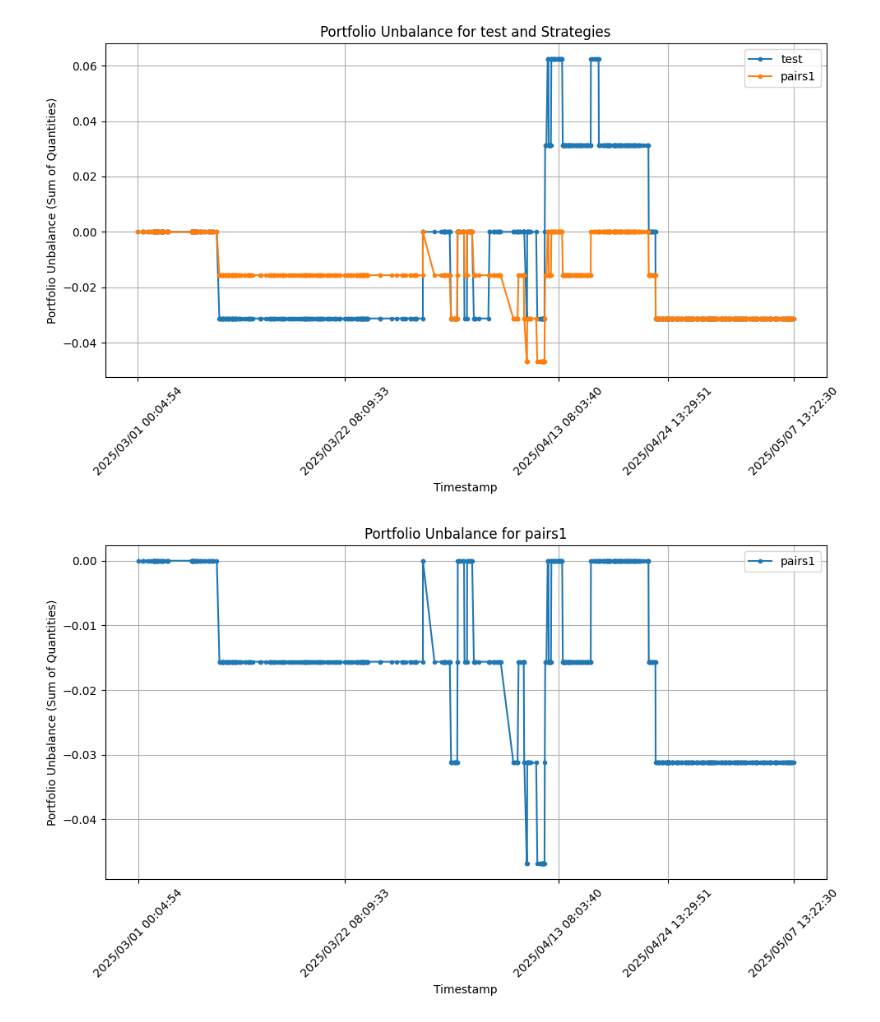
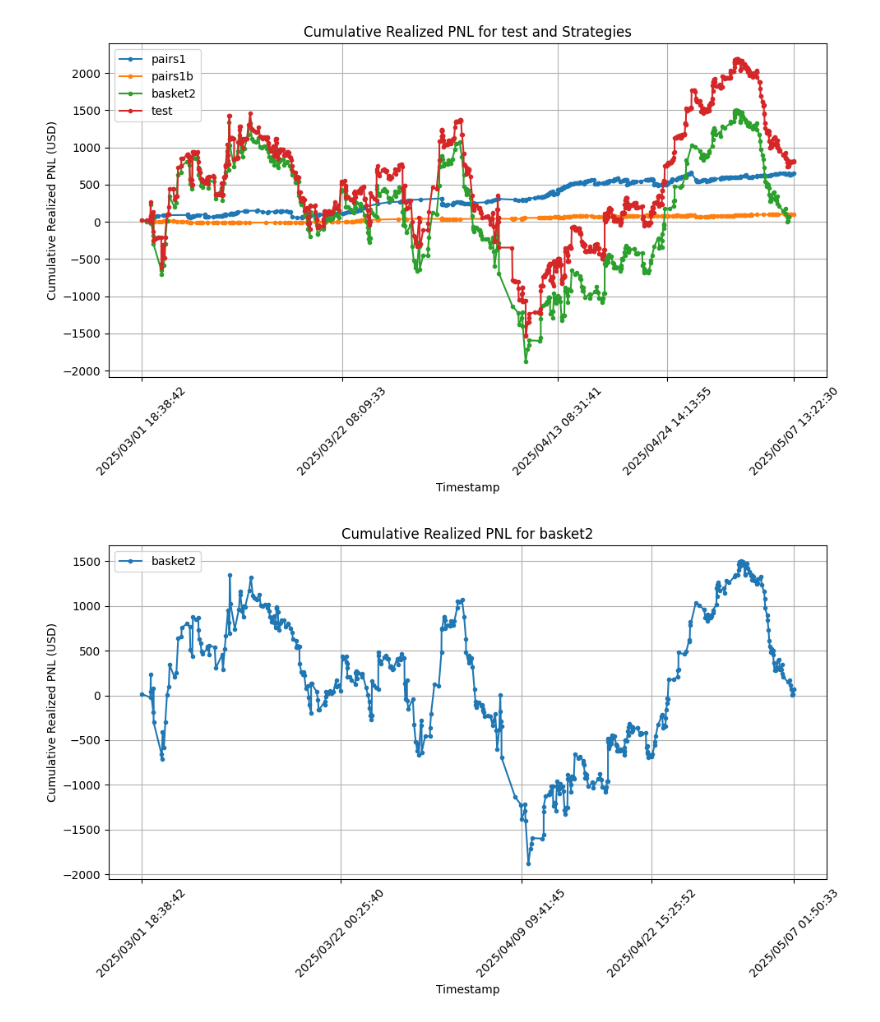
Before and after one commit to marescialloNino/position-comparator, a Jupyter notebook: unbalance.ipynb, the cells around one changed output. Drawn from its saved outputs; the diff is of its cells as text; code cells hidden in the pictures.

```diff
--- a/unbalance.ipynb
+++ b/unbalance.ipynb
@@ -143,9 +287,9 @@ def plot_unbalance(selection: str):
 # %%
-plot_unbalance('test')
+plot_pnl('test')
 # %% [output]
-[figure, old version]
+[figure, new version]
 # %%
-plot_unbalance('pairs1')
+plot_pnl('basket2')
 # %% [output]
-[figure, old version]
+[figure, new version]
 # %%
```
Also changed, not shown: parts of 2 cells of this notebook, 3 other files.
